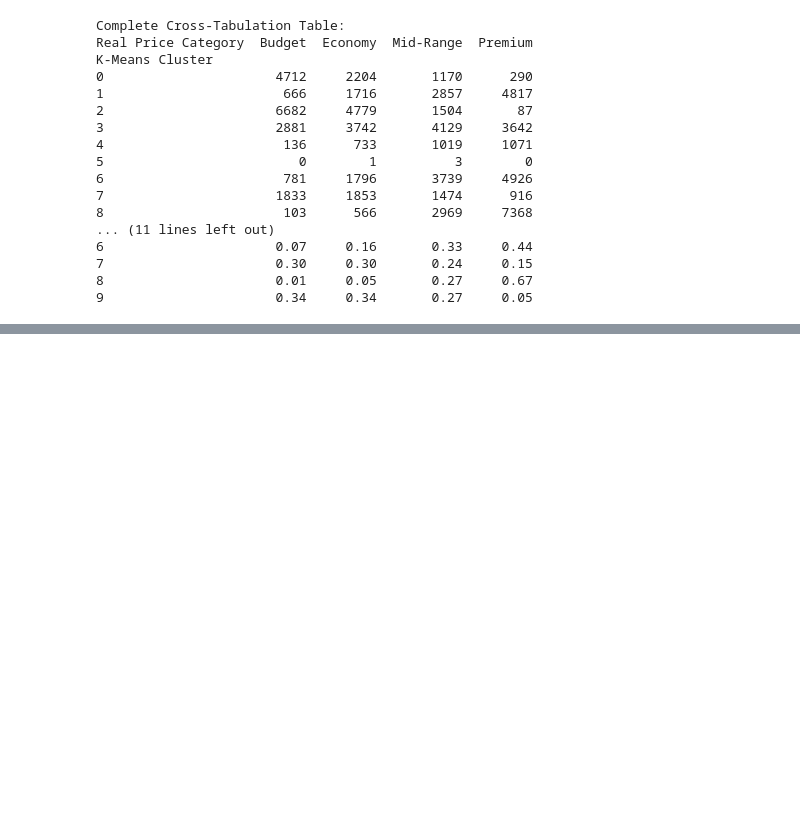
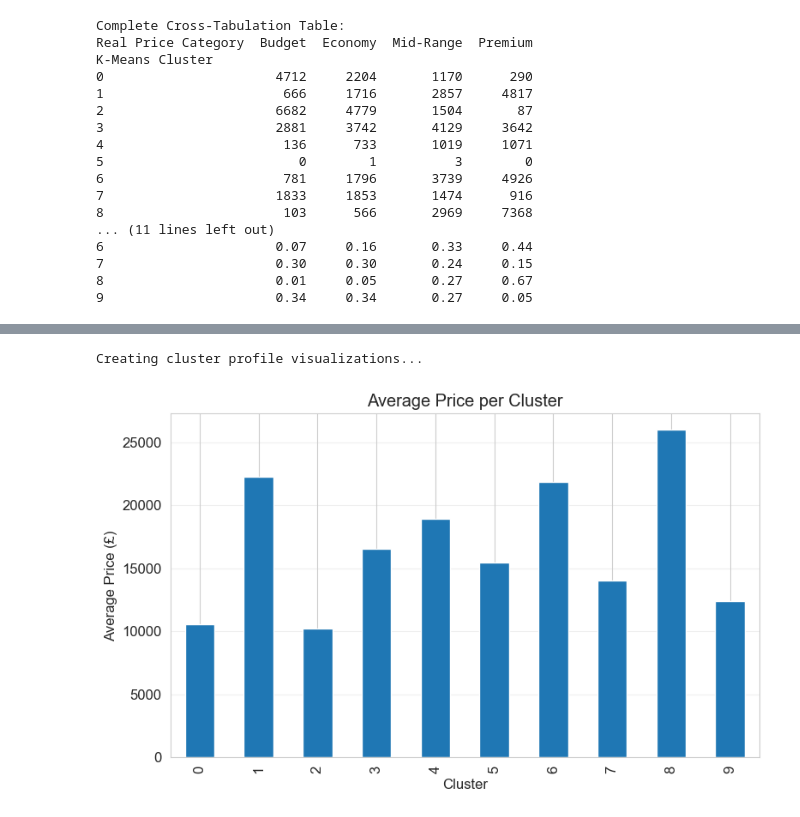
Before and after one commit to ErinaTernava/AutoValue, a Jupyter notebook: notebooks/clustering.ipynb, the cells around one changed output, grey strips where cells are left out. Saved outputs shown, nothing was run; the diff lists cells and outputs as text; code cells hidden in the pictures; blank space fills up the shorter version.

Commit message:
Comparing visualization of the clusters /Greta

```diff
--- a/notebooks/clustering.ipynb
+++ b/notebooks/clustering.ipynb
@@ -1577,0 +1671,80 @@ K-Means Cluster
+# %%
+print('Creating cluster profile visualizations...')
+
+if 'car_age' not in df_analysis.columns:
+    df_analysis['car_age'] = 2025 - df_analysis['year']
+
+avg_price = df_analysis.groupby('kmeans_cluster')['price'].mean()
+
+plt.figure(figsize=(8, 5))
+avg_price.plot(kind='bar')
+
+plt.title('Average Price per Cluster')
+plt.xlabel('Cluster')
+plt.ylabel('Average Price (£)')
+plt.grid(axis='y', alpha=0.3)
+
+plt.tight_layout()
+plt.savefig(
+    'plots/average_price_per_cluster.png',
+    dpi=150,
+    bbox_inches='tight'
+)
+plt.show()
+
+avg_age = df_analysis.groupby('kmeans_cluster')['car_age'].mean()
+
+plt.figure(figsize=(8, 5))
+avg_age.plot(kind='bar')
+
+plt.title('Average Car Age per Cluster')
+plt.xlabel('Cluster')
+plt.ylabel('Average Age (Years)')
+plt.grid(axis='y', alpha=0.3)
+
+plt.tight_layout()
+plt.savefig(
+    'plots/average_age_per_cluster.png',
+    dpi=150,
+    bbox_inches='tight'
+)
+plt.show()
+
+avg_mileage = df_analysis.groupby('kmeans_cluster')['mileage'].mean()
+
+plt.figure(figsize=(8, 5))
+avg_mileage.plot(kind='bar')
+
+plt.title('Average Mileage per Cluster')
+plt.xlabel('Cluster')
+plt.ylabel('Average Mileage')
+plt.grid(axis='y', alpha=0.3)
+
+plt.tight_layout()
+plt.savefig(
+    'plots/average_mileage_per_cluster.png',
+    dpi=150,
+    bbox_inches='tight'
+)
+plt.show()
+
+avg_engine = df_analysis.groupby('kmeans_cluster')['engineSize'].mean()
+
+plt.figure(figsize=(8, 5))
+avg_engine.plot(kind='bar')
+
+plt.title('Average Engine Size per Cluster')
+plt.xlabel('Cluster')
+plt.ylabel('Average Engine Size')
+plt.grid(axis='y', alpha=0.3)
+
+plt.tight_layout()
+plt.savefig(
+    'plots/average_engine_size_per_cluster.png',
+    dpi=150,
+    bbox_inches='tight'
+)
+plt.show()
+# %% [output]
+Creating cluster profile visualizations...
+[figure, added]
```
Also changed, not shown: parts of 2 cells of this notebook, 4 other files.
